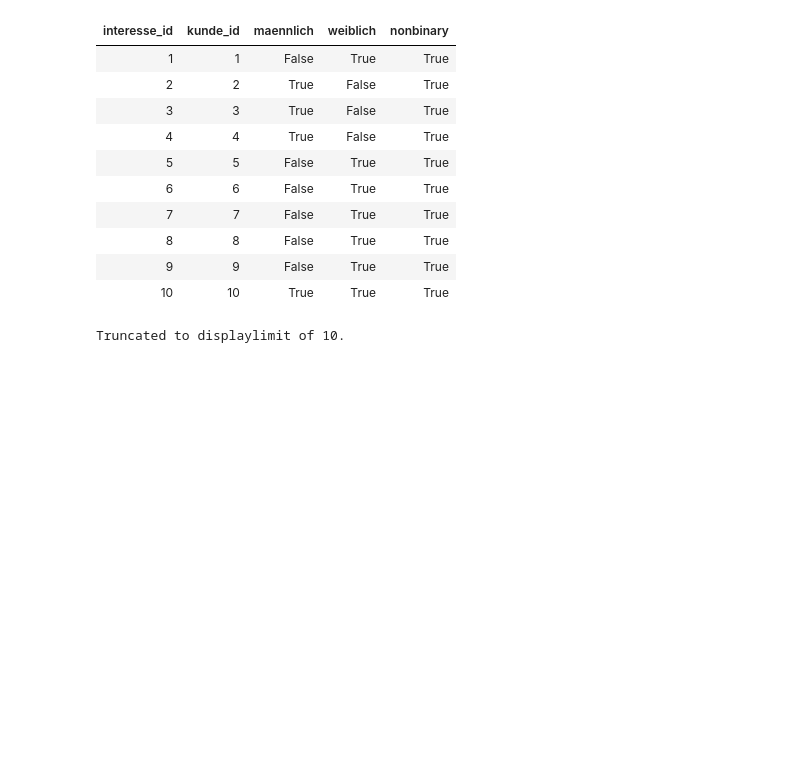
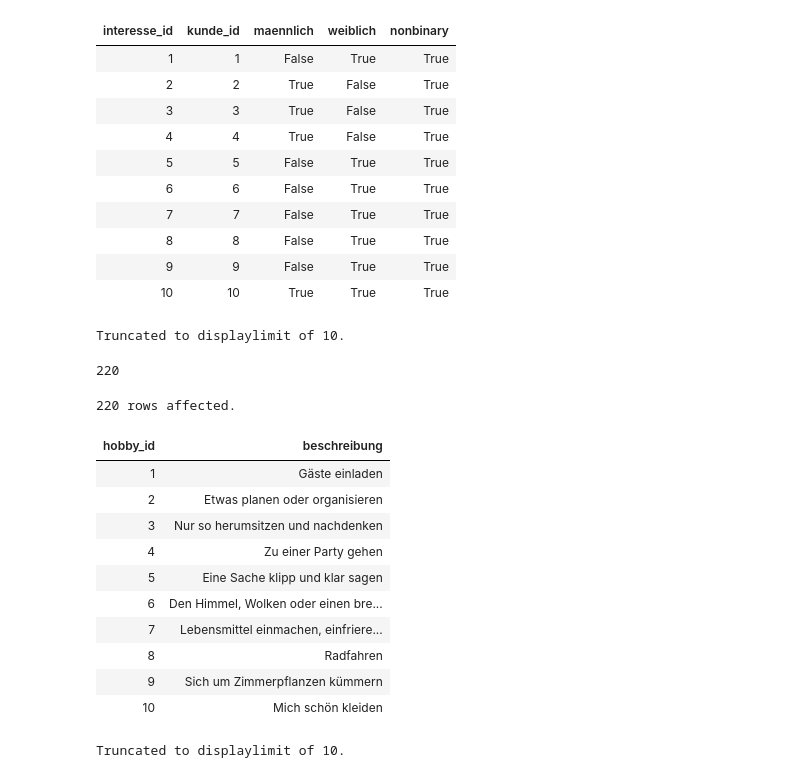
Before and after one commit to Sweet-Lunalotl/LetsMeet_Luna, a Jupyter notebook: notebooks/Akt1.ipynb, the cells around one changed output. Cells and saved outputs as stored; diff of their text form; code cells hidden in the pictures; blank space fills up the shorter version.

```diff
--- a/notebooks/Akt1.ipynb
+++ b/notebooks/Akt1.ipynb
@@ -273,44 +340,24 @@ select * from interesse
 | 9 | 9 | False | True | True |
 | 10 | 10 | True | True | True |
 Truncated to displaylimit of 10.
-# %%
-
-
-
-# 3. Hobby-Tabelle (einmalig pro Hobby)
-hobbies = set()
-for hobbystring in df["Hobby1 %Prio1%; Hobby2 %Prio2%; Hobby3 %Prio3%; Hobby4 %Prio4%; Hobby5 %Prio5%;"]:
-    if pd.notna(hobbystring):
-        for hobby in hobbystring.split(";"):
-            hobby = hobby.strip().replace("%", "")
-            if hobby:
-                hobbies.add(hobby)
-hobby_df = pd.DataFrame({"beschreibung": list(hobbies)})
-hobby_df.to_sql("hobby", engine, if_exists="append", index=False)
-
-# 4. Interesse-Tabelle
-interesse_data = df[["Nachname", "Geschlecht (m/w/nonbinary)"]].copy()
-interesse_data.columns = ["name", "geschlecht"]
-interesse_data["maennlich"] = interesse_data["geschlecht"] == "m"
-interesse_data["weiblich"] = interesse_data["geschlecht"] == "w"
-interesse_data["nonbinary"] = interesse_data["geschlecht"] == "nonbinary"
-interesse_data = interesse_data.drop(columns=["geschlecht"])
-interesse_data.to_sql("interesse", engine, if_exists="append", index=False)
-
-# 5. hobby_kunde-Tabelle
-hobby_kunde_data = []
-for idx, row in df.iterrows():
-    if pd.notna(row["Hobby1 %Prio1%; Hobby2 %Prio2%; Hobby3 %Prio3%; Hobby4 %Prio4%; Hobby5 %Prio5%;"]):
-        hobbies = row["Hobby1 %Prio1%; Hobby2 %Prio2%; Hobby3 %Prio3%; Hobby4 %Prio4%; Hobby5 %Prio5%;"].split(";")
-        for hobby in hobbies:
-            hobby = hobby.strip().replace("%", "")
-            if hobby:
-                hobby_kunde_data.append({"kunde_id": idx+1, "hobby_id": None})  # hobby_id wird später gesetzt
-
-# Hobby-IDs nachträglich zuweisen
-hobby_ids = {beschreibung: hid for hid, beschreibung in enumerate(hobby_df["beschreibung"], 1)}
-for entry in hobby_kunde_data:
-    entry["hobby_id"] = hobby_ids[entry["hobby_id"]]  # Hier war ein Fehler im Originalcode
-
-hobby_kunde_df = pd.DataFrame(hobby_kunde_data)
-hobby_kunde_df.to_sql("hobby_kunde", engine, if_exists="append", index=False)
+# %%
+df_unique_hobbies.to_sql("hobby", engine, if_exists="append", index=True, index_label="hobby_id")
+# %% [output]
+220
+# %%
+%%sql
+select * from hobby
+# %% [output]
+220 rows affected.
+| hobby_id | beschreibung |
+| 1 | Gäste einladen |
+| 2 | Etwas planen oder organisieren |
+| 3 | Nur so herumsitzen und nachdenken |
+| 4 | Zu einer Party gehen |
+| 5 | Eine Sache klipp und klar sagen |
+| 6 | Den Himmel, Wolken oder einen bre... |
+| 7 | Lebensmittel einmachen, einfriere... |
+| 8 | Radfahren |
+| 9 | Sich um Zimmerpflanzen kümmern |
+| 10 | Mich schön kleiden |
+Truncated to displaylimit of 10.
```
Also changed, not shown: parts of 7 cells of this notebook.
